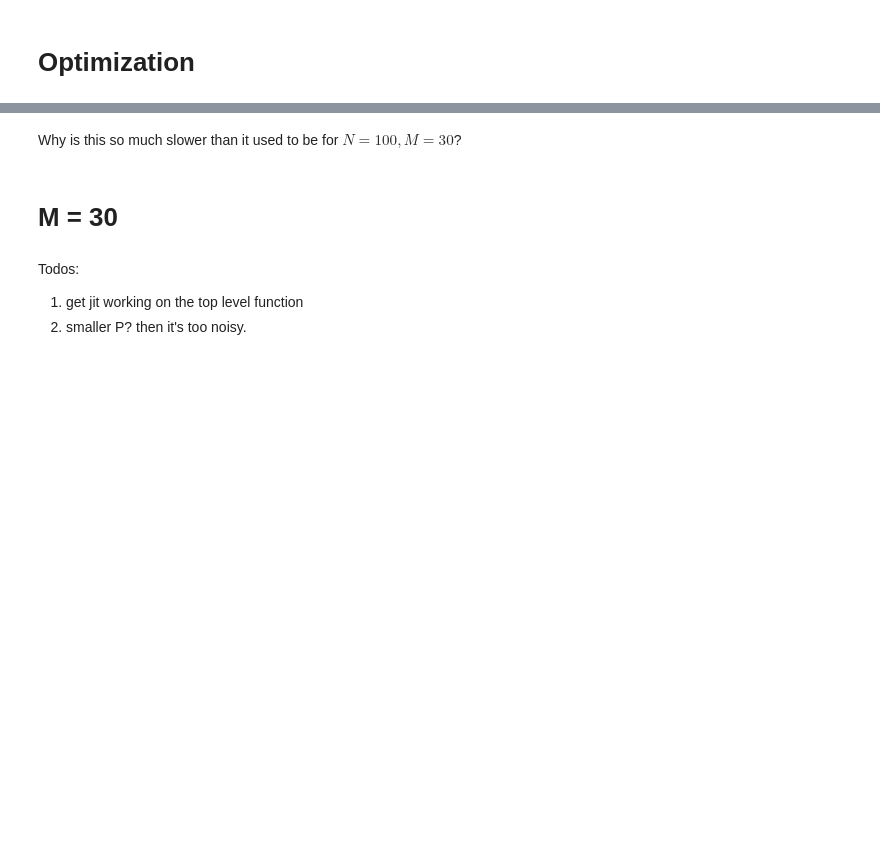
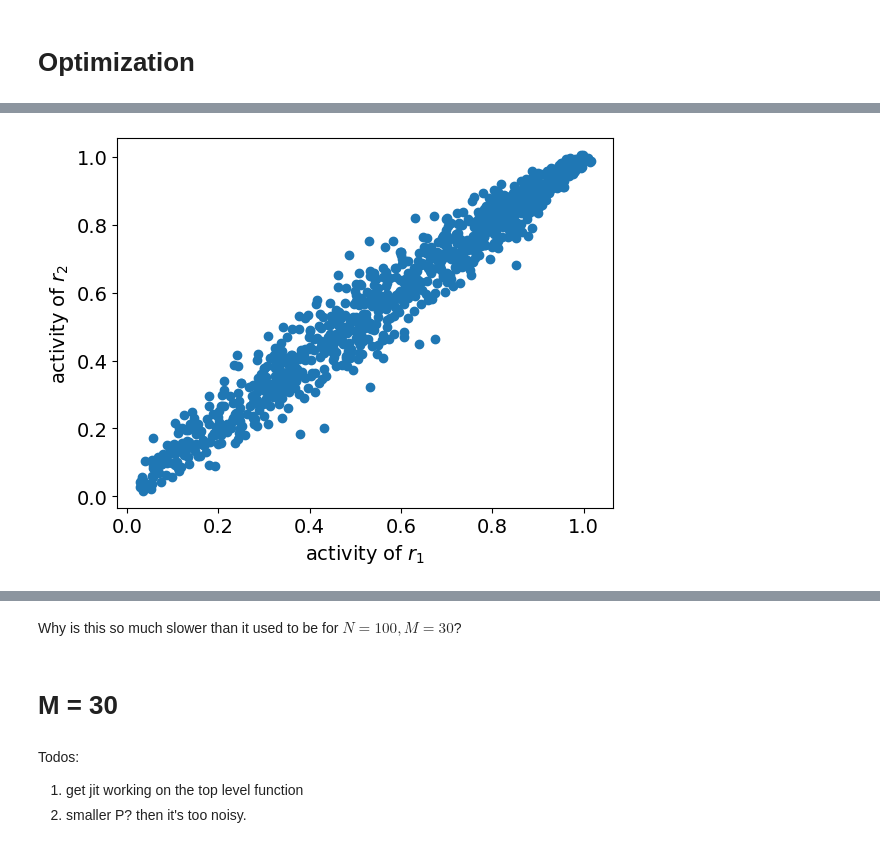
Before and after one commit to juancarlosfdc/noncanonical-olfaction, a Jupyter notebook: canonical-model-jax.ipynb, the cells around one changed output, grey strips where cells are left out. Cells and saved outputs as stored; diff of their text form; code cells hidden in the pictures; blank space fills up the shorter version.

```diff
--- a/canonical-model-jax.ipynb
+++ b/canonical-model-jax.ipynb
@@ -195,5 +228,13 @@ Ws, ents = mirror_descent(1000, W_init, cs, key, 3, os, jnp.exp, jnp.log)
 # %%
 r_init = os.compute_activity(Ws[0], cs, key)
+# %%
+fig, ax = plt.subplots()
+ax.scatter(r_init[0, :], r_init[1, :])
+ax.set_xlabel(r'activity of $r_1$')
+ax.set_ylabel(r'activity of $r_2$')
+fig.savefig('tmp.png')
+# %% [output]
+[figure, added]
 # %%
 r_final = os.compute_activity(Ws[-1], cs, key)
 # %%
```
Also changed, not shown: parts of 8 cells of this notebook.
